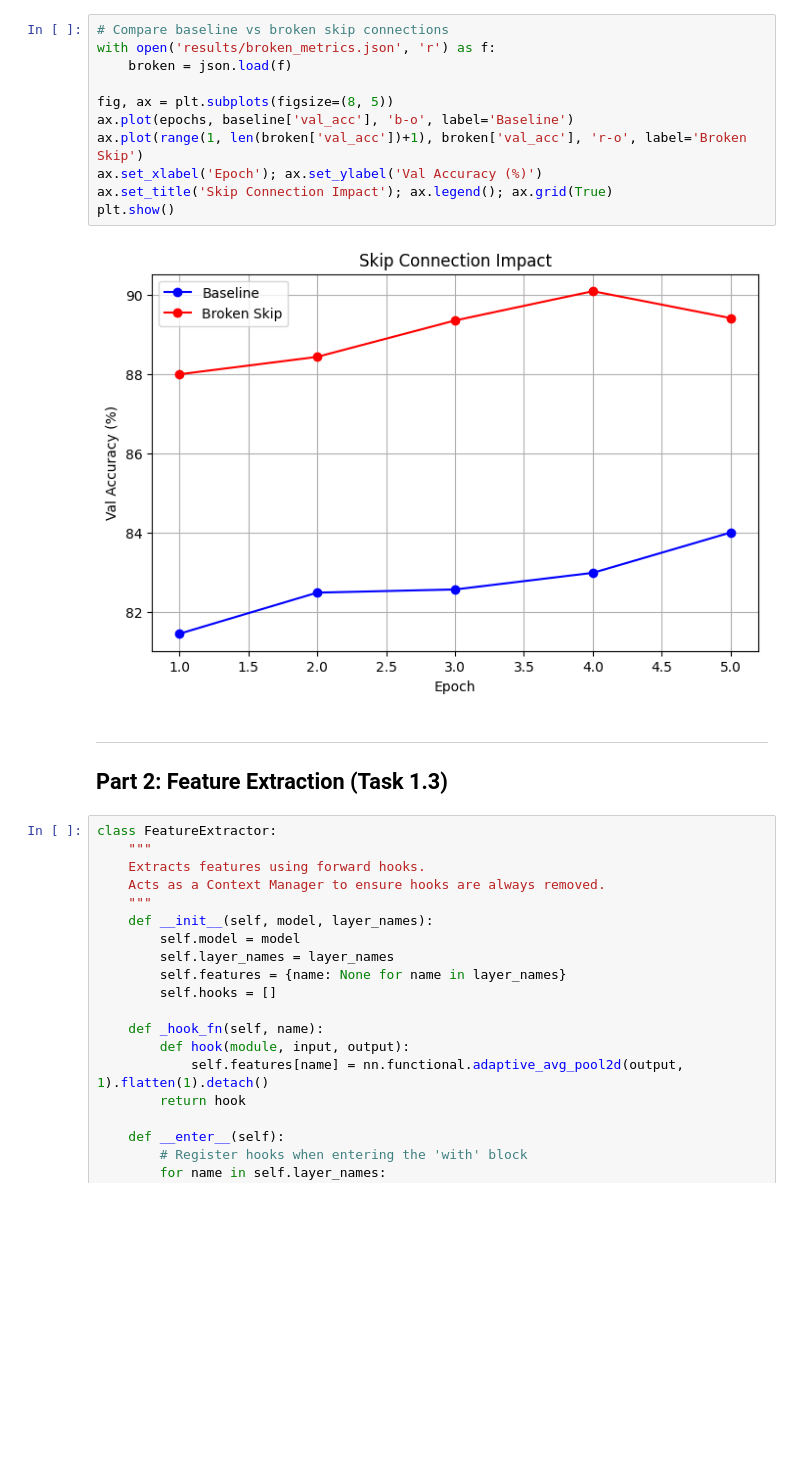
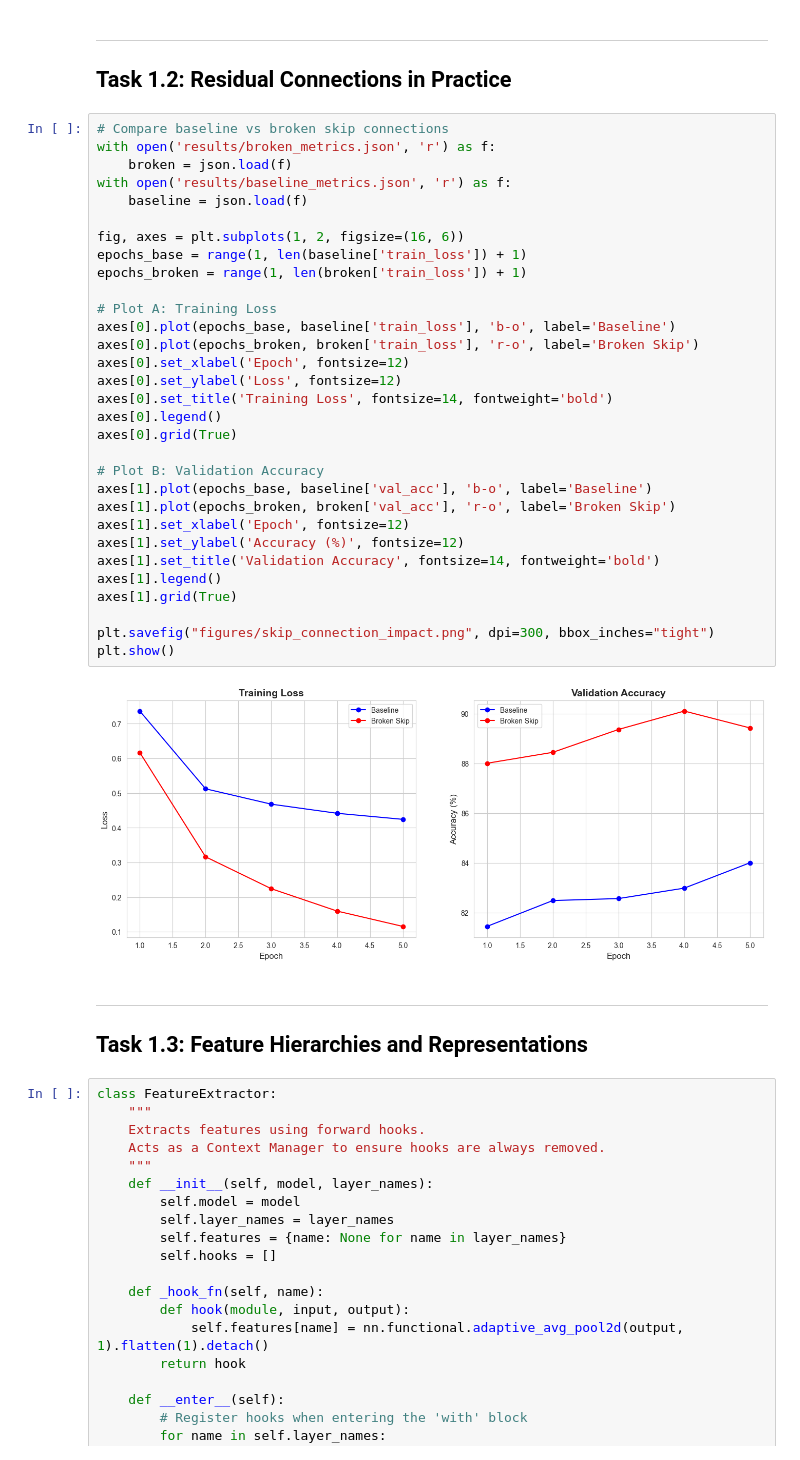
Before and after one commit to hafeez381/AI623---Assignment-0, a Jupyter notebook: task1_resnet/visualization.ipynb, the cells around one changed output. Cells and saved outputs as stored; diff of their text form; blank space fills up the shorter version.

```diff
--- a/task1_resnet/visualization.ipynb
+++ b/task1_resnet/visualization.ipynb
@@ -60,19 +68,42 @@ plt.show()
-# %%
-# Compare baseline vs broken skip connections
-with open('results/broken_metrics.json', 'r') as f:
-    broken = json.load(f)
-
-fig, ax = plt.subplots(figsize=(8, 5))
-ax.plot(epochs, baseline['val_acc'], 'b-o', label='Baseline')
-ax.plot(range(1, len(broken['val_acc'])+1), broken['val_acc'], 'r-o', label='Broken Skip')
-ax.set_xlabel('Epoch'); ax.set_ylabel('Val Accuracy (%)')
-ax.set_title('Skip Connection Impact'); ax.legend(); ax.grid(True)
-plt.show()
-# %% [output]
-[figure, removed]
+# %% [markdown]
+---
+## Task 1.2: Residual Connections in Practice
+# %%
+# Compare baseline vs broken skip connections
+with open('results/broken_metrics.json', 'r') as f:
+    broken = json.load(f)
+with open('results/baseline_metrics.json', 'r') as f:
+    baseline = json.load(f)
+
+fig, axes = plt.subplots(1, 2, figsize=(16, 6))
+epochs_base = range(1, len(baseline['train_loss']) + 1)
+epochs_broken = range(1, len(broken['train_loss']) + 1)
+
+# Plot A: Training Loss
+axes[0].plot(epochs_base, baseline['train_loss'], 'b-o', label='Baseline')
+axes[0].plot(epochs_broken, broken['train_loss'], 'r-o', label='Broken Skip')
+axes[0].set_xlabel('Epoch', fontsize=12)
+axes[0].set_ylabel('Loss', fontsize=12)
+axes[0].set_title('Training Loss', fontsize=14, fontweight='bold')
+axes[0].legend()
+axes[0].grid(True)
+
+# Plot B: Validation Accuracy
+axes[1].plot(epochs_base, baseline['val_acc'], 'b-o', label='Baseline')
+axes[1].plot(epochs_broken, broken['val_acc'], 'r-o', label='Broken Skip')
+axes[1].set_xlabel('Epoch', fontsize=12)
+axes[1].set_ylabel('Accuracy (%)', fontsize=12)
+axes[1].set_title('Validation Accuracy', fontsize=14, fontweight='bold')
+axes[1].legend()
+axes[1].grid(True)
+
+plt.savefig("figures/skip_connection_impact.png", dpi=300, bbox_inches="tight")
+plt.show()
+# %% [output]
+[figure, added]
 # %% [markdown]
 ---
-## Part 2: Feature Extraction (Task 1.3)
+## Task 1.3: Feature Hierarchies and Representations
 # %%
 class FeatureExtractor:
     """
```
Also changed, not shown: parts of 12 cells of this notebook, 1 other file.
